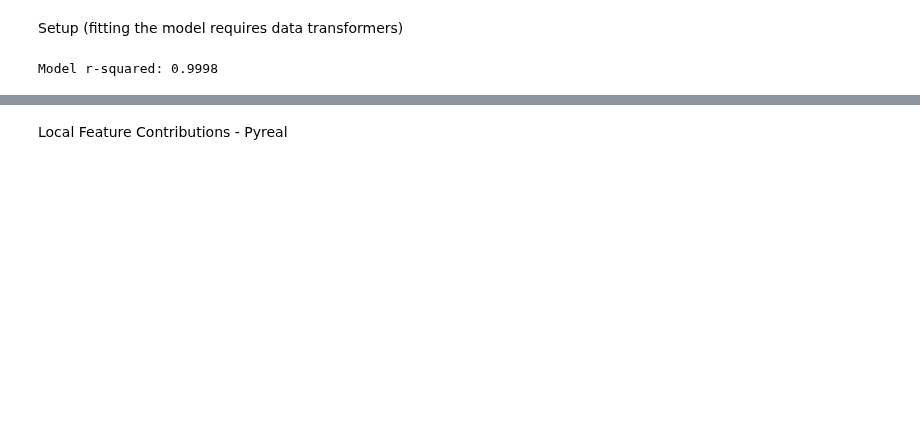
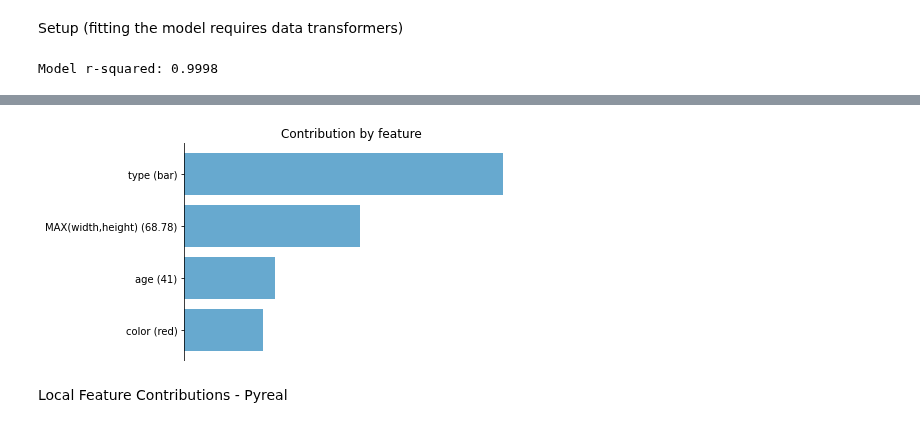
Before and after one commit to sibyl-dev/pyreal, a Jupyter notebook: experiments/trinket.ipynb, the cells around one changed output, grey strips where cells are left out. Drawn from its saved outputs; the diff is of its cells as text; code cells hidden in the pictures; blank space fills up the shorter version.

```diff
--- a/experiments/trinket.ipynb
+++ b/experiments/trinket.ipynb
@@ -66,0 +142,89 @@ Simple Counter Factual
+# %%
+from sklearn.preprocessing import OneHotEncoder as SklearnOneHotEncoder
+import shap
+
+start = time.time()
+
+
+def color_transform(x):  # ****
+    _x = x.copy() # ****
+    _x["color"] = _x["color"].apply(hex_to_color_name)
+    return _x  # ****
+
+
+def max_aggregate(x, columns):  # ****
+    _x = x.copy()
+    column_name = "MAX("
+    column_name += ",".join(columns)
+    column_name += ")"
+    _x[column_name] = _x[columns].max(axis=1)
+    _x = _x.drop(columns, axis=1)
+    return _x  # ****
+
+def type_decode(x):
+
+    mappings_oh2c = {"type_foo": ("type", "foo"), "type_bar": (
+        "type", "bar"), "type_foobar": ("type", "foobar")}
+    cat_data = {}
+    cols = x.columns
+    num_rows = x.shape[0]
+
+    for col in cols:
+        if col not in mappings_oh2c:
+            cat_data[col] = x[col]
+        else:
+            new_name = mappings_oh2c[col][0]
+            if new_name not in cat_data:
+                cat_data[new_name] = np.empty(num_rows, dtype="object")
+            cat_data[new_name][np.where(x[col] == 1)] = mappings_oh2c[col][1]
+    return pd.DataFrame(cat_data)
+
+def alg_to_model(x):
+
+    to_encode = x[["color", "type"]]
+    encoded_columns = ohe.get_feature_names(to_encode.columns)
+    index = to_encode.index
+    encoded = ohe.transform(to_encode)
+    encoded_df = pd.DataFrame(encoded, columns=encoded_columns, index=index)
+    x_2am = pd.concat([x.drop(["color", "type"], axis="columns"), encoded_df], axis=1)
+    x_3am = x_2am[['age', 'type_bar', 'type_foo', 'type_foobar',
+                   'color_blue', 'color_green', 'color_red', 'MAX(width,height)']]
+    return x_3am #****
+
+
+explain_x = X_orig.iloc[:100]
+x_0a = color_transform(explain_x)
+X_0a = color_transform(X_orig)
+x_1a = max_aggregate(x_0a, columns=["width", "height"])
+X_1a = max_aggregate(X_0a, columns=["width", "height"])
+
+x_2a = type_decode(x_1a)
+X_2a = type_decode(X_1a)
+
+x_train_explain = X_2a
+to_encode = X_2a[["color", "type"]]
+ohe = SklearnOneHotEncoder(sparse=False).fit(to_encode)
+
+x_am = alg_to_model(x_2a)
+
+pred_orig = model.predict(x_am)
+contributions = pd.DataFrame(np.zeros_like(x_2a), columns=x_2a.columns)
+for col in x_2a:
+    total_abs_change = 0
+    for i in range(n_iterations):
+        x_copy = x_2a.copy()
+        x_copy[col] = x_train_explain[col].sample().iloc[0]
+        x_copy_am = alg_to_model(x_copy)
+        pred_new = model.predict(x_copy_am)
+        total_abs_change += abs(pred_new - pred_orig)
+
+    contributions[col] = total_abs_change / n_iterations
+
+explanation_df = contributions
+
+
+print("runtime:", time.time()-start)
+print(explanation_df)
+visualize.plot_top_contributors(explanation_df, select_by="absolute",
+                                values=X_interpret.iloc[0], show=True)
+# %% [output]
@@ -67,3 +246,4 @@ Simple Counter Factual
+[figure, added]
 # %% [markdown]
 Local Feature Contributions - Pyreal
 # %%
```
Also changed, not shown: parts of 12 cells of this notebook.
